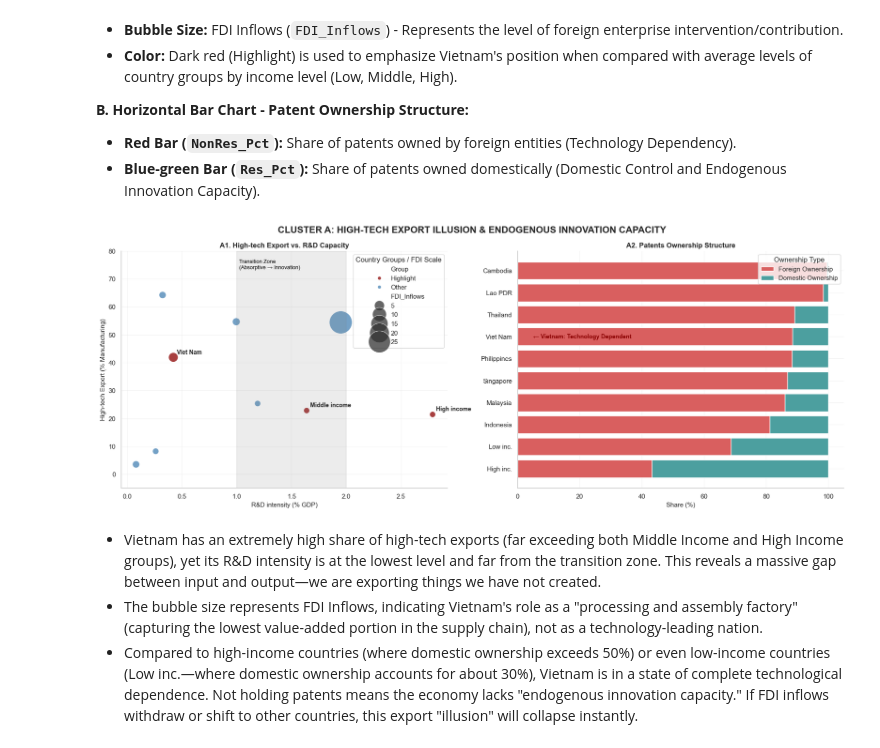
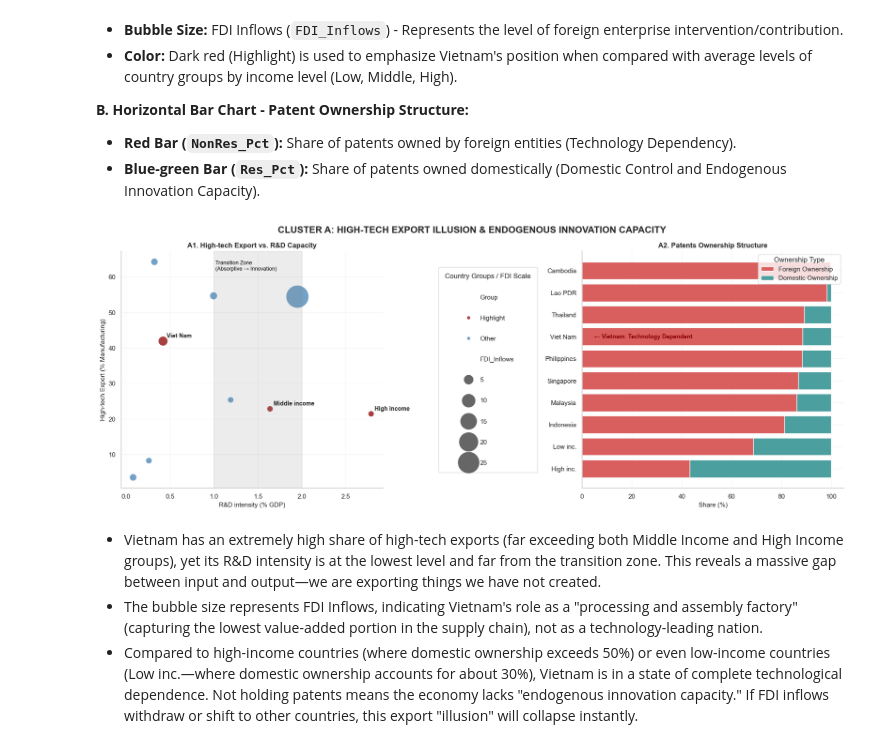
Before and after one commit to thloc1212/DV_LAB2, a Jupyter notebook: merged/merge.ipynb, the cells around one changed output. Drawn from its saved outputs; the diff is of its cells as text; code cells hidden in the pictures.

Commit message:
fix chart q5

```diff
--- a/merged/merge.ipynb
+++ b/merged/merge.ipynb
@@ -2304,10 +2304,12 @@ axes[0].legend(
     handles=handles,
     labels=labels,
     title='Country Groups / FDI Scale',
-    loc='upper right',
+    loc='center left',           # Điểm neo ở giữa cạnh trái của hộp legend
+    bbox_to_anchor=(1.2, 0.5),  # Đẩy tọa độ neo ra khỏi cạnh phải của A1 một xíu
+    ncol=1,                      # Trả về 1 cột dọc như cũ
     frameon=True,
-    labelspacing=1.8,  # <--- Thêm dòng này: Tăng khoảng cách theo chiều dọc giữa các item
-    borderpad=1.5
+    labelspacing=2.3,            # Giữ cho bong bóng không đè nhau
+    borderpad=1
 )
 
 
@@ -2342,34 +2344,34 @@ axes[1].barh(
     color='#4c9f9f',
     label='Domestic Ownership'
 )
 
 axes[1].set_title('A2. Patents Ownership Structure', weight='bold')
 axes[1].set_xlabel('Share (%)')
 
 # Highlight Vietnam
 for i, name in enumerate(df_a2['Country Name']):
     if name == 'Viet Nam':
         axes[1].text(
             5, i,
             '← Vietnam: Technology Dependent',
             va='center',
             fontsize=10,
             weight='bold',
             color='darkred'
         )
 
 axes[1].legend(title='Ownership Type', loc='upper right')
 
 
 # ===================== FINAL TOUCH =====================
 for ax in axes:
     ax.grid(alpha=0.2)
     ax.spines[['top', 'right']].set_visible(False)
 
 plt.tight_layout()
 plt.show()
 # %% [output]
-[figure, old version]
+[figure, new version]
 # %% [markdown]
 - Vietnam has an extremely high share of high-tech exports (far exceeding both Middle Income and High Income groups), yet its R&D intensity is at the lowest level and far from the transition zone. This reveals a massive gap between input and output—we are exporting things we have not created.
 - The bubble size represents FDI Inflows, indicating Vietnam's role as a "processing and assembly factory" (capturing the lowest value-added portion in the supply chain), not as a technology-leading nation.
```
